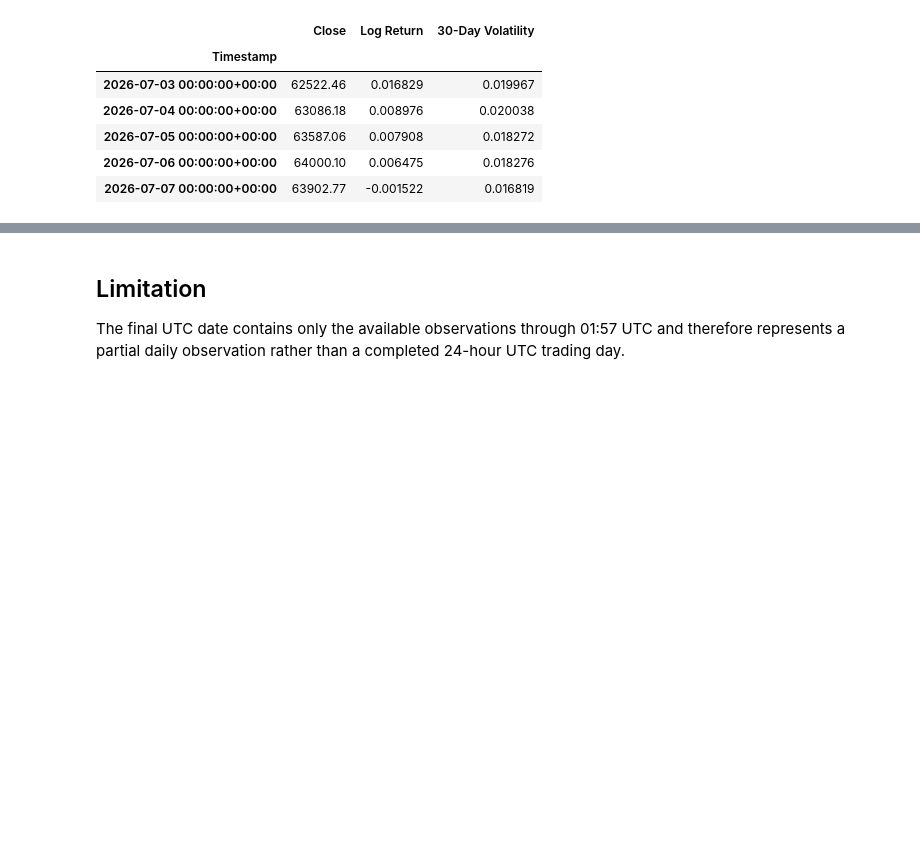
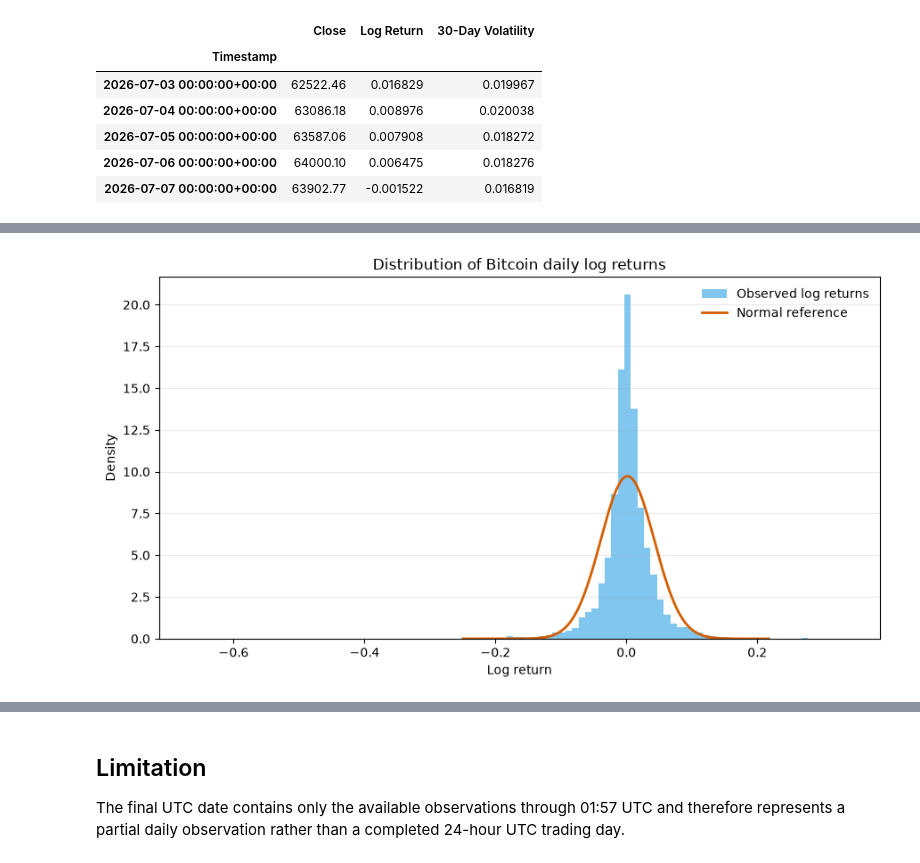
Before and after one commit to mdsoadsolaiman/Time-Series-Foundation-Models, a Jupyter notebook: notebooks/01_Bitcoin_Data_EDA.ipynb, the cells around one changed output, grey strips where cells are left out. Saved outputs shown, nothing was run; the diff lists cells and outputs as text; code cells hidden in the pictures; blank space fills up the shorter version.

```diff
--- a/notebooks/01_Bitcoin_Data_EDA.ipynb
+++ b/notebooks/01_Bitcoin_Data_EDA.ipynb
@@ -65,0 +138,19 @@ eda = pd.DataFrame({'Close':target,'Log Return':np.log(target/target.shift(1))})
+# %%
+from scipy import stats
+
+# Prepare finite daily log returns and a same-moment normal reference.
+returns = eda['Log Return'].dropna()
+x = np.linspace(returns.quantile(0.001), returns.quantile(0.999), 500)
+normal_density = stats.norm.pdf(x, loc=returns.mean(), scale=returns.std(ddof=1))
+
+# Compare the empirical distribution with the fitted normal density.
+fig, ax = plt.subplots(figsize=(9, 5))
+ax.hist(returns, bins=100, density=True, color='#56B4E9', alpha=0.75, label='Observed log returns')
+ax.plot(x, normal_density, color='#D55E00', linewidth=2, label='Normal reference')
+ax.set(title='Distribution of Bitcoin daily log returns', xlabel='Log return', ylabel='Density')
+ax.grid(axis='y', alpha=0.25)
+ax.legend(frameon=False)
+fig.tight_layout()
+plt.show()
+# %% [output]
+[figure, added]
```
Also changed, not shown: parts of 9 cells of this notebook.
